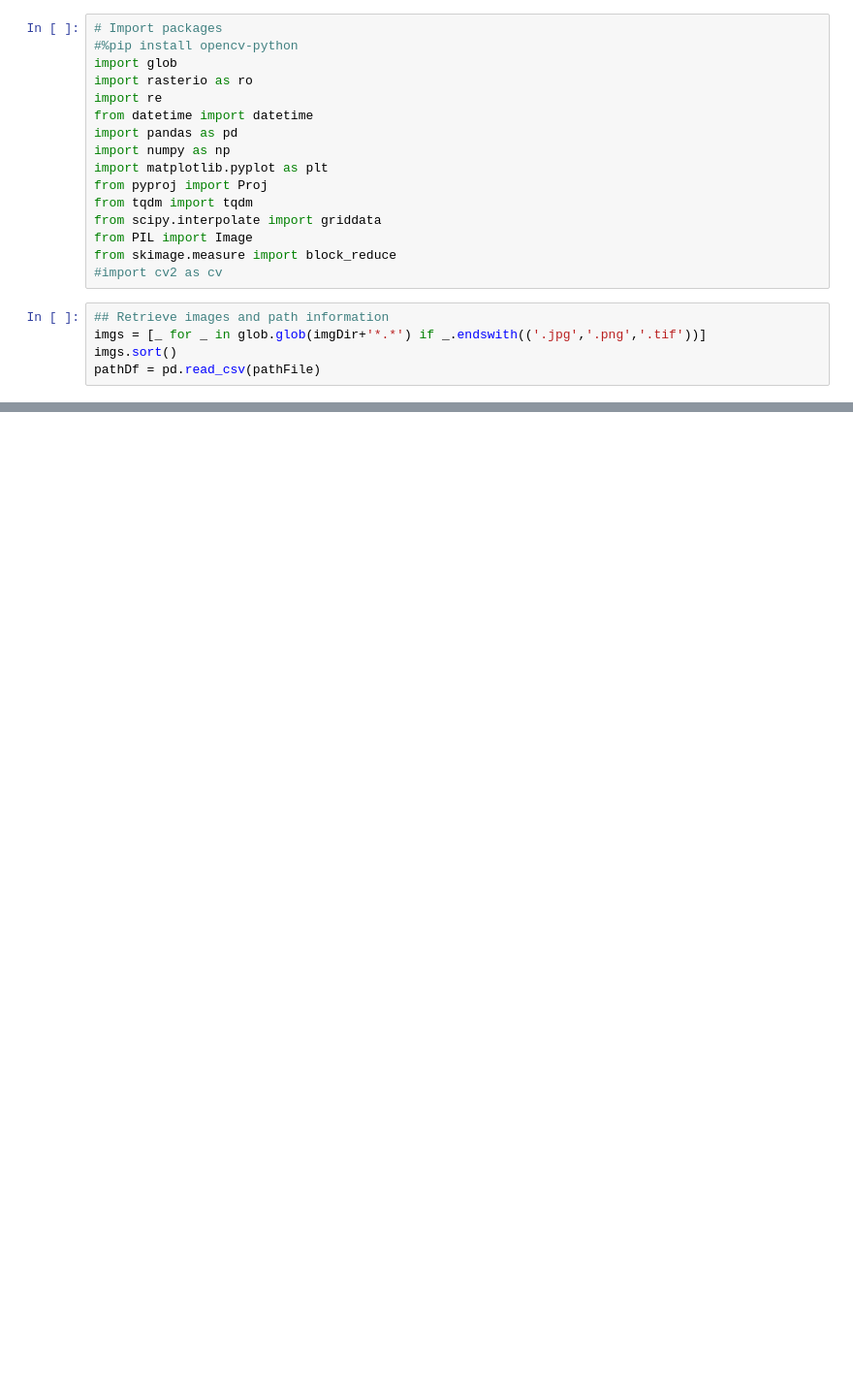
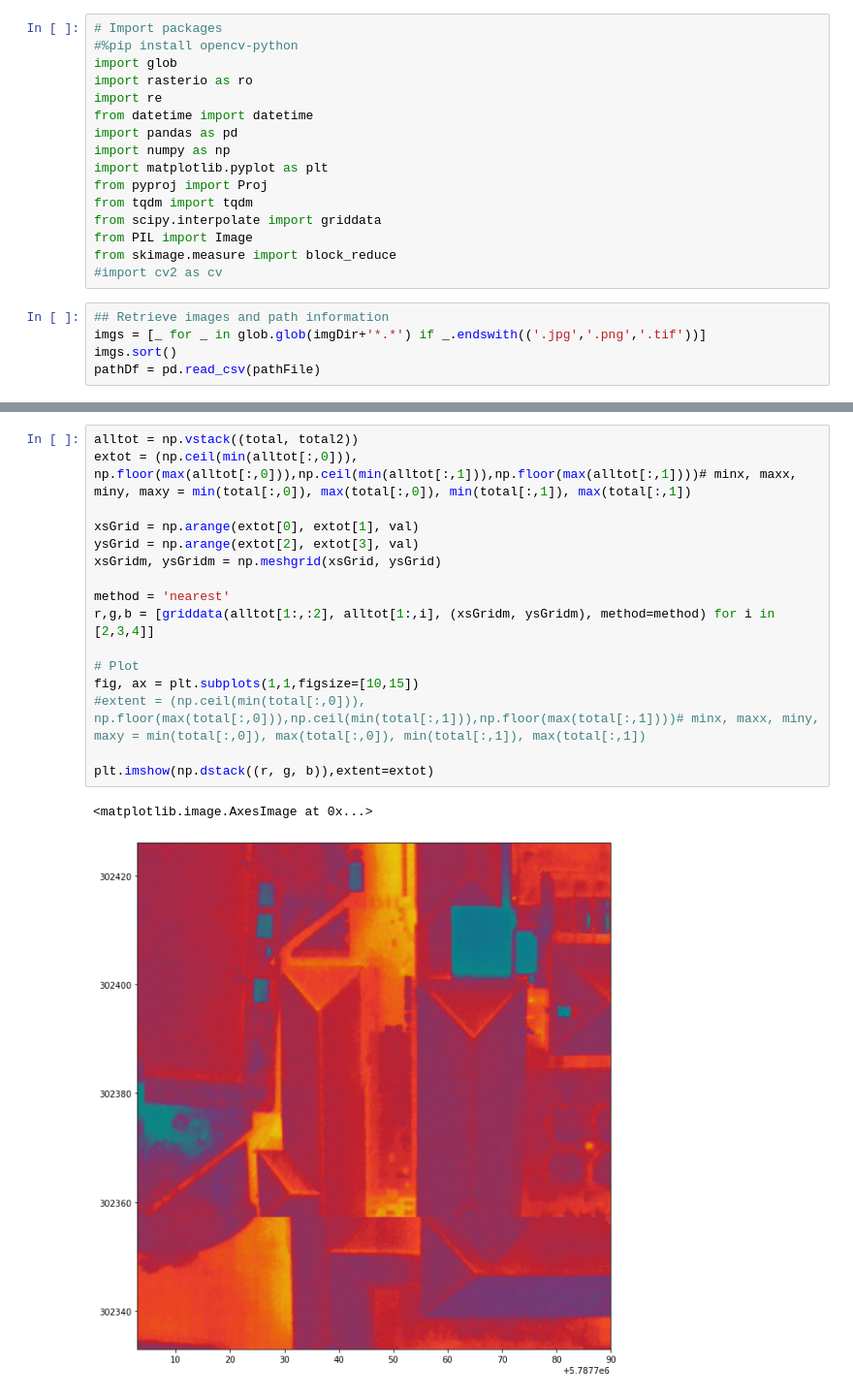
Before and after one commit to luke-scot/s4-thermal, a Jupyter notebook: drone-thermal-addition.ipynb, the cells around one changed output, grey strips where cells are left out. Shown at 97% size. Drawn from its saved outputs; the diff is of its cells as text; blank space fills up the shorter version.

```diff
--- a/drone-thermal-addition.ipynb
+++ b/drone-thermal-addition.ipynb
@@ -57 +133,20 @@ merged['x'], merged['y'] = myProj(merged['longitude'].values, merged['latitude']
+# %%
+alltot = np.vstack((total, total2))
+extot = (np.ceil(min(alltot[:,0])), np.floor(max(alltot[:,0])),np.ceil(min(alltot[:,1])),np.floor(max(alltot[:,1])))# minx, maxx, miny, maxy = min(total[:,0]), max(total[:,0]), min(total[:,1]), max(total[:,1])
+
+xsGrid = np.arange(extot[0], extot[1], val)
+ysGrid = np.arange(extot[2], extot[3], val)
+xsGridm, ysGridm = np.meshgrid(xsGrid, ysGrid)
+
+method = 'nearest'
+r,g,b = [griddata(alltot[1:,:2], alltot[1:,i], (xsGridm, ysGridm), method=method) for i in [2,3,4]]
+
+# Plot
+fig, ax = plt.subplots(1,1,figsize=[10,15])
+#extent = (np.ceil(min(total[:,0])), np.floor(max(total[:,0])),np.ceil(min(total[:,1])),np.floor(max(total[:,1])))# minx, maxx, miny, maxy = min(total[:,0]), max(total[:,0]), min(total[:,1]), max(total[:,1])
+
+plt.imshow(np.dstack((r, g, b)),extent=extot)
+# %% [output]
+<matplotlib.image.AxesImage at 0x...>
+[figure, added]
 # %%
```
Also changed, not shown: parts of 14 cells of this notebook, 2 other files.
